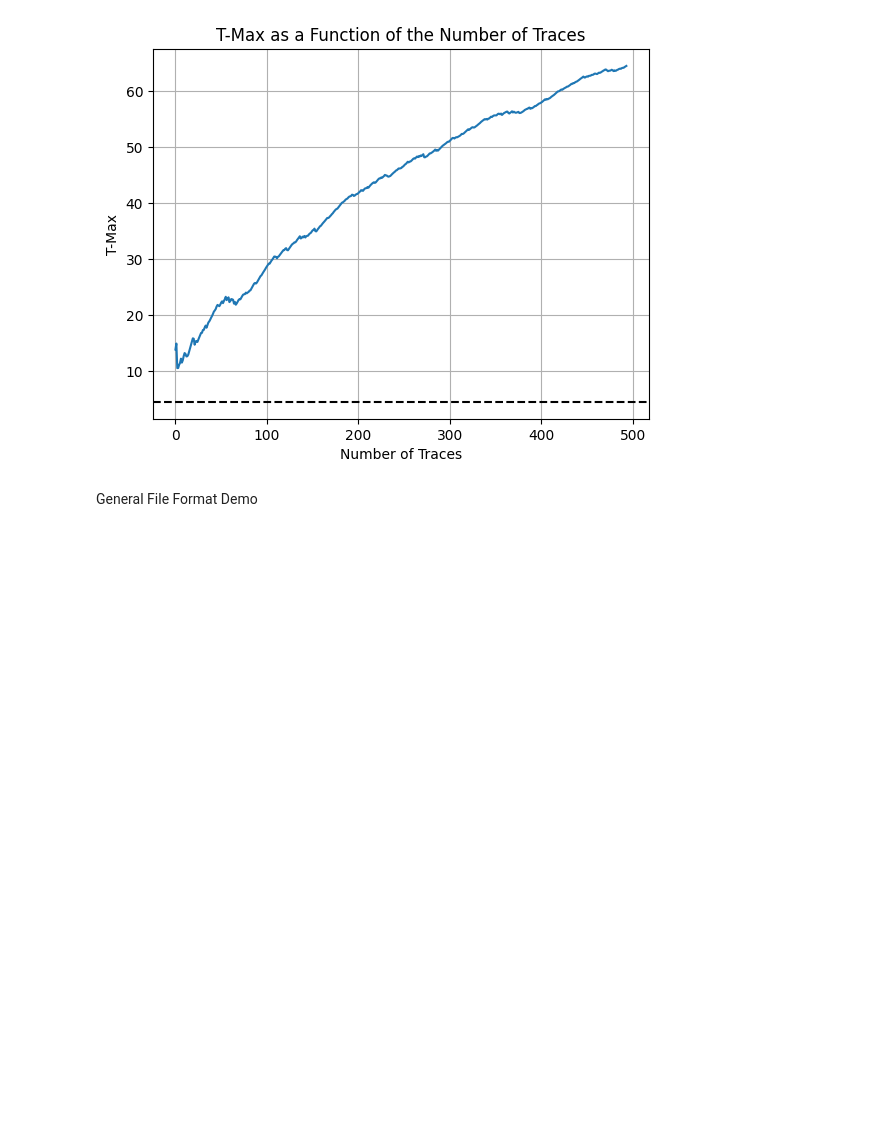
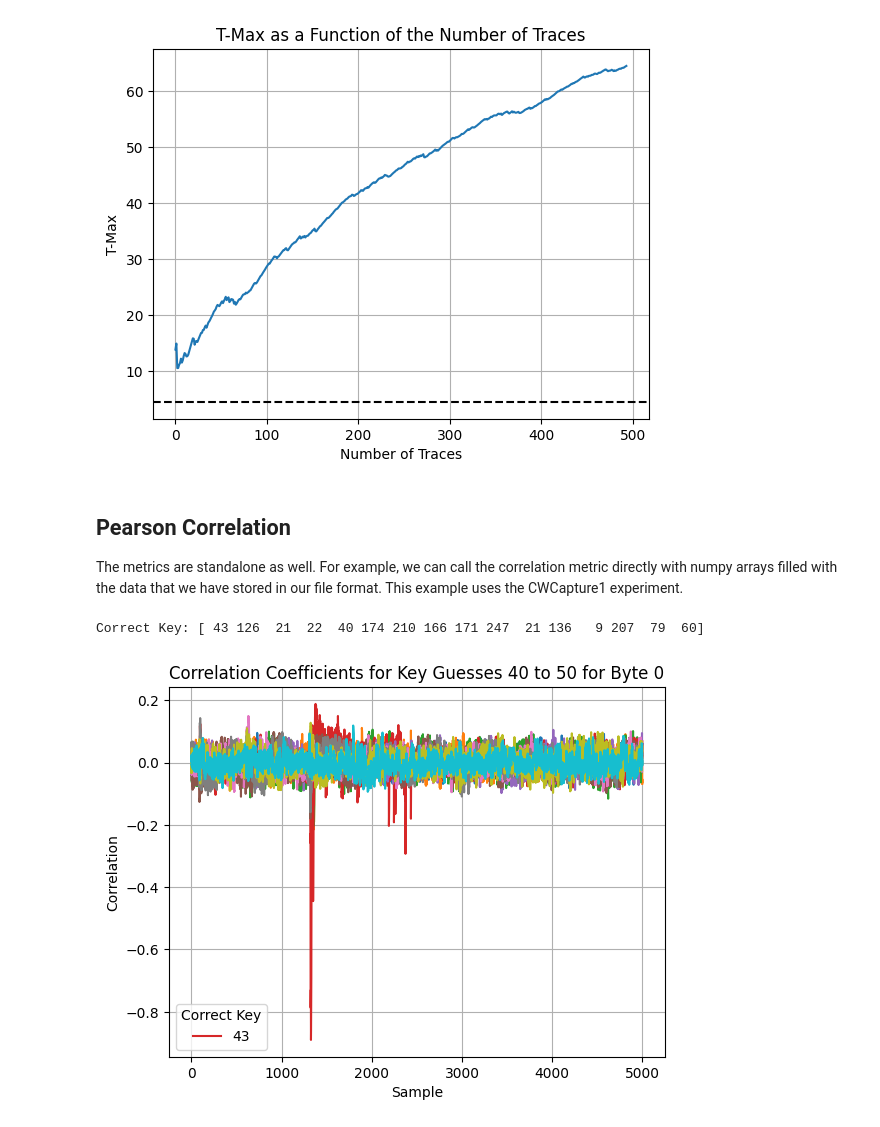
Before and after one commit to vernamlab/SCApeGoat, a Jupyter notebook: Demos/C_Term_Demo.ipynb, the cells around one changed output. Saved outputs shown, nothing was run; the diff lists cells and outputs as text; code cells hidden in the pictures; blank space fills up the shorter version.

Commit message:
added more content to C-term demo

```diff
--- a/Demos/C_Term_Demo.ipynb
+++ b/Demos/C_Term_Demo.ipynb
@@ -73,4 +73,33 @@ t, t_max = experiment.calculate_t_test("FixedTraces", "RandomTraces", visualize=
 [figure]
 [figure]
 # %% [markdown]
-General File Format Demo
+## Pearson Correlation
+The metrics are standalone as well. For example, we can call the correlation metric directly with numpy arrays filled with the data that we have stored in our file format. This example uses the CWCapture1 experiment.
+# %%
+from WPI_SCA_LIBRARY.LeakageModels import *
+
+file = FileFormatParent("TestFile", existing=True)
+experiment = file.getExperiment("CWCapture1")
+
+traces = experiment.getDataset("CWCapture1Traces").readAll()
+keys = experiment.getDataset("CWCapture1Keys").readAll()
+print("Correct Key: {}".format(keys[0]))
+plaintexts = experiment.getDataset("CWCapture1Plaintexts").readAll()
+
+for j, k in tqdm.tqdm(enumerate(range(40, 50))):
+    leakage = leakage_model_hamming_weight(num_traces=1000, plaintexts=plaintexts, subkey_guess=k, target_byte=0)
+    correlation = pearson_correlation(leakage, traces)
+    if k == 43:
+        plt.plot(correlation, label=k)
+    else:
+        plt.plot(correlation)
+
+plt.legend(title="Correct Key")
+plt.title("Correlation Coefficients for Key Guesses 40 to 50 for Byte 0")
+plt.xlabel("Sample")
+plt.ylabel("Correlation")
+plt.grid()
+plt.show()
+# %% [output]
+Correct Key: [ 43 126  21  22  40 174 210 166 171 247  21 136   9 207  79  60]
+[figure, added]
```
Also changed, not shown: parts of 2 cells of this notebook.
